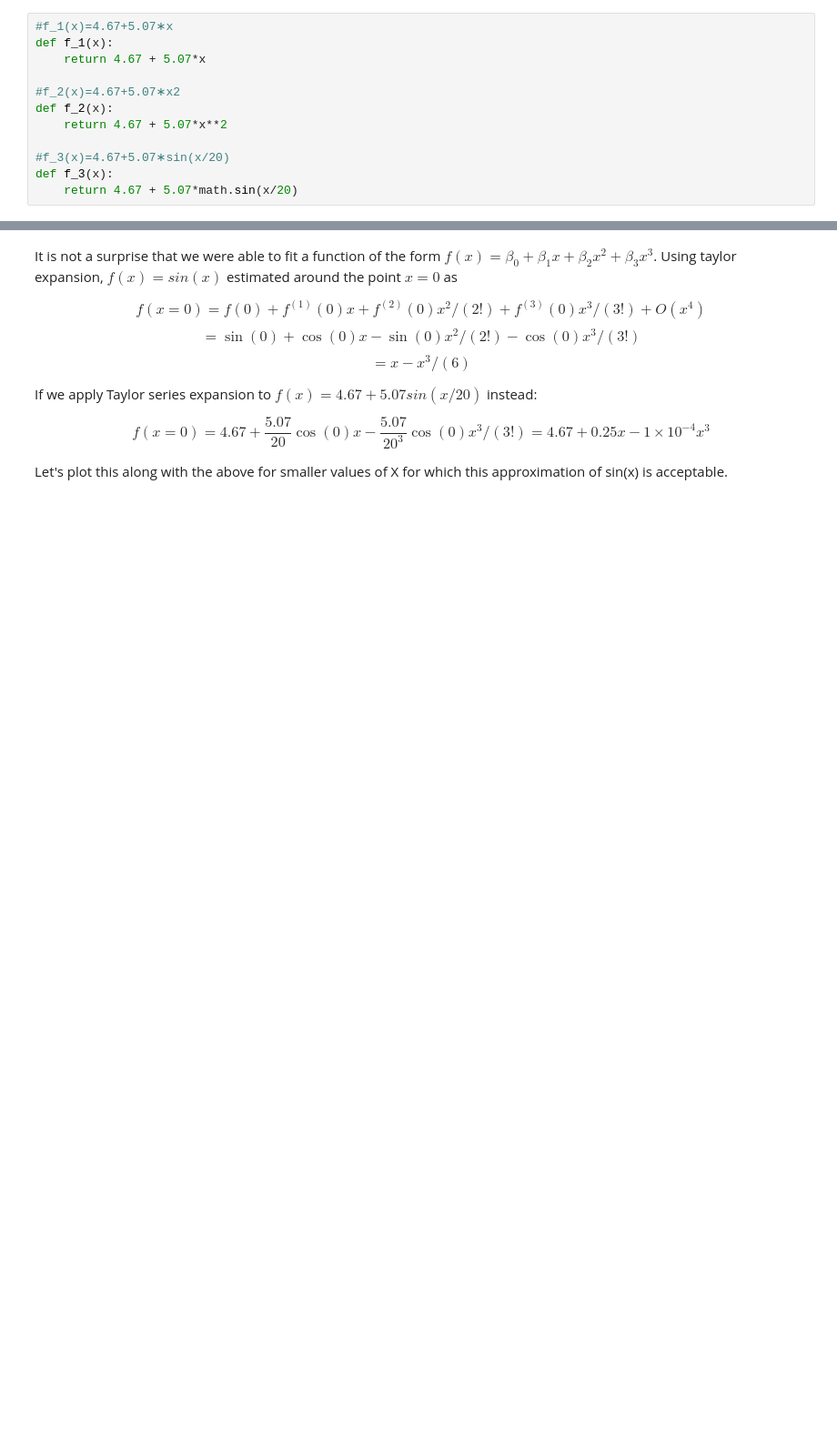
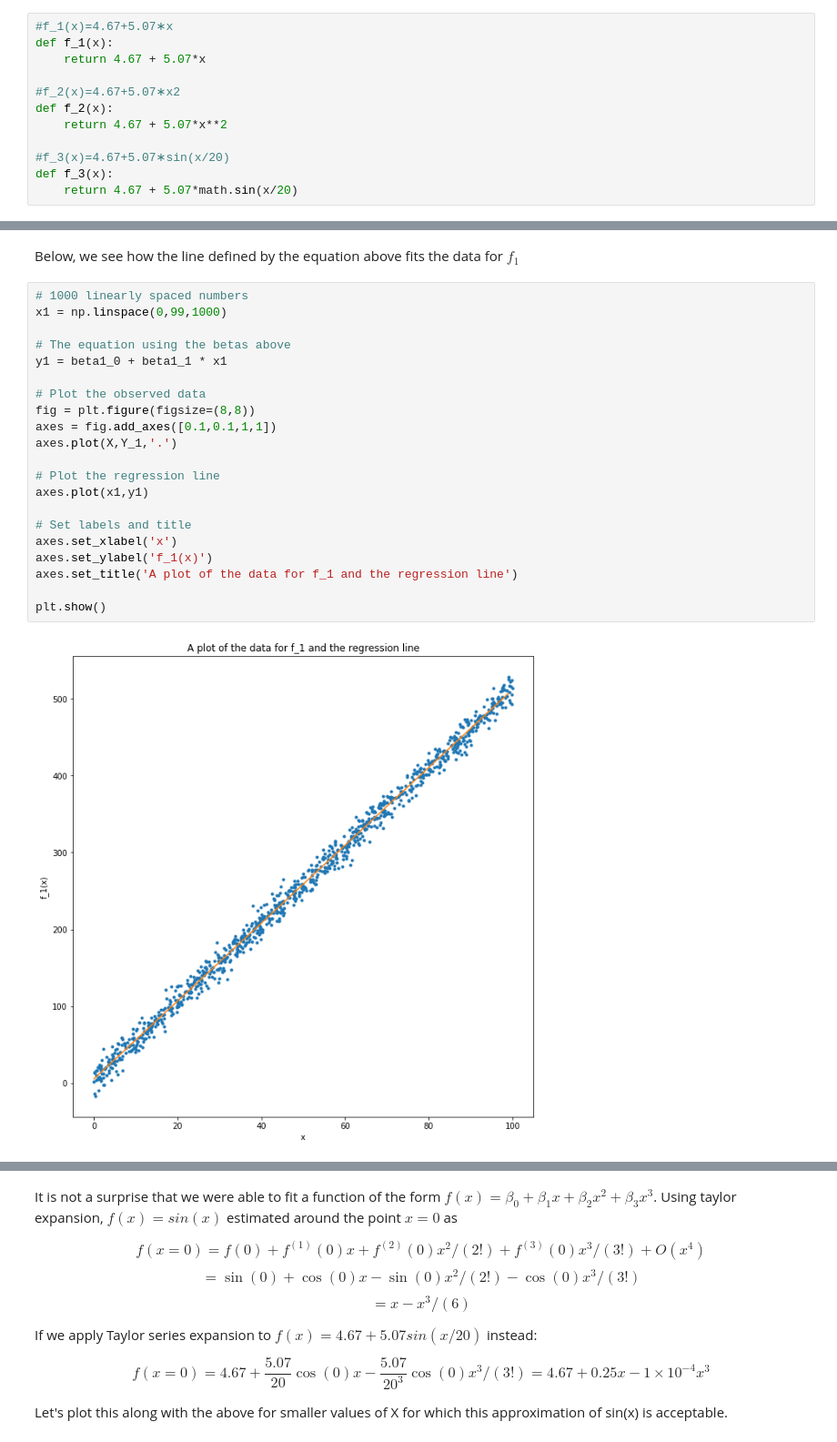
Before and after one commit to TanselArif-21/LinearRegression, a Jupyter notebook: LinearRegression.ipynb, the cells around one changed output, grey strips where cells are left out. Shown at 91% size. Saved outputs shown, nothing was run; the diff lists cells and outputs as text; blank space fills up the shorter version.

```diff
--- a/LinearRegression.ipynb
+++ b/LinearRegression.ipynb
@@ -576,0 +249,25 @@ This is roughly a normal distribution with mean -1.7408297026122454e-15 and stan
+# %% [markdown]
+Below, we see how the line defined by the equation above fits the data for $f_1$
+# %%
+# 1000 linearly spaced numbers
+x1 = np.linspace(0,99,1000)
+
+# The equation using the betas above
+y1 = beta1_0 + beta1_1 * x1
+
+# Plot the observed data
+fig = plt.figure(figsize=(8,8))
+axes = fig.add_axes([0.1,0.1,1,1])
+axes.plot(X,Y_1,'.')
+
+# Plot the regression line
+axes.plot(x1,y1)
+
+# Set labels and title
+axes.set_xlabel('x')
+axes.set_ylabel('f_1(x)')
+axes.set_title('A plot of the data for f_1 and the regression line')
+
+plt.show()
+# %% [output]
+[figure, added]
```
Also changed, not shown: parts of 83 cells of this notebook, 3 other files.
